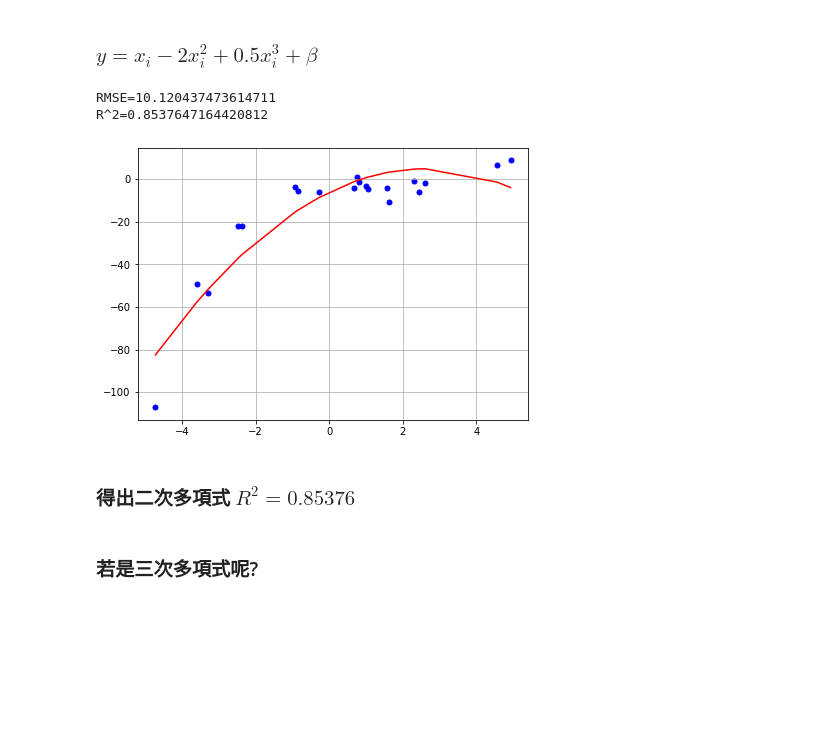
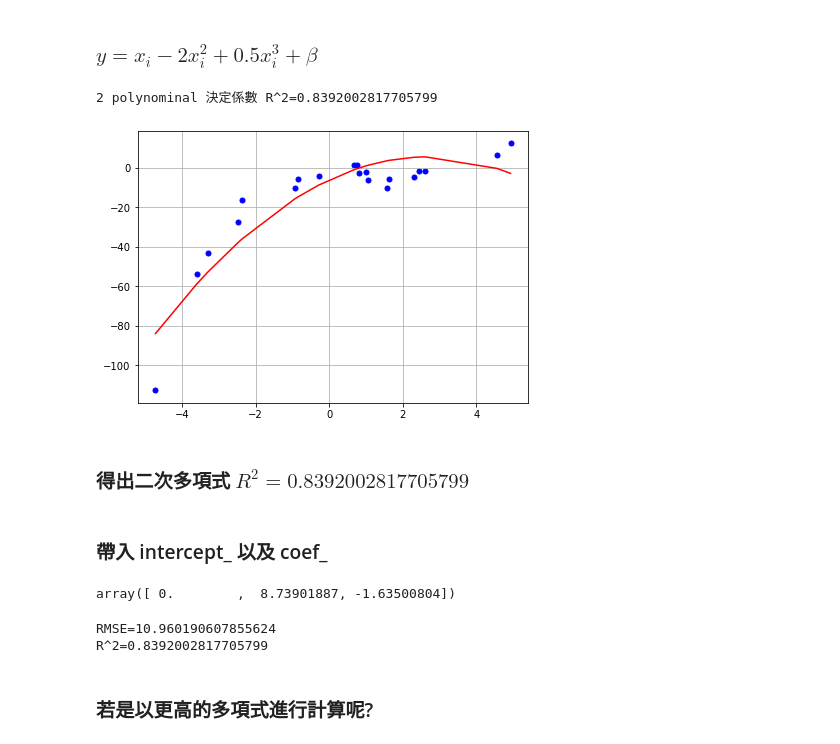
Before and after one commit to th0041/Machine-Learning-Code, a Jupyter notebook: Regression迴歸模型_2.ipynb, the cells around one changed output. Drawn from its saved outputs; the diff is of its cells as text; code cells hidden in the pictures; blank space fills up the shorter version.

```diff
--- a/Regression迴歸模型_2.ipynb
+++ b/Regression迴歸模型_2.ipynb
@@ -397,42 +325,47 @@ import matplotlib.pyplot as plt
 from sklearn.linear_model import LinearRegression
 from sklearn.metrics import mean_squared_error, r2_score
 from sklearn.preprocessing import PolynomialFeatures
-# %%
-# source: https://towardsdatascience.com/polynomial-regression-bbe8b9d97491
-plt.rcParams['figure.figsize']=[7,5]
-np.random.seed(0)
-x = 2 - 3 * np.random.normal(0, 1, 20)
-y = x - 2 * (x ** 2) + 0.5 * (x ** 3) + np.random.normal(-3, 3, 20)
-
-# transforming the data to include another axis
-x = x[:, np.newaxis]
-#y = y[:, np.newaxis]
-
-polynomial_features = PolynomialFeatures(degree=2)  # 二次多項式
-x_poly = polynomial_features.fit_transform(x)
-
-model = LinearRegression()
-model.fit(x_poly, y)
-y_poly_pred = model.predict(x_poly)
-
-rmse = np.sqrt(mean_squared_error(y, y_poly_pred))
-r2 = r2_score(y, y_poly_pred)
-print(f'RMSE={rmse}')
-print(f'R^2={r2}')
-
-plt.scatter(x, y, s=25, c='b')
-
-# sort the values of x before line plot
-sort_axis = operator.itemgetter(0)
-sorted_zip = sorted(zip(x,y_poly_pred), key=sort_axis)
-x, y_poly_pred = zip(*sorted_zip)
-plt.plot(x, y_poly_pred, color='r')
-plt.grid(True)
-# %% [output]
-RMSE=10.120437473614711
-R^2=0.8537647164420812
-[figure, removed]
+# %%
+# source: https://towardsdatascience.com/polynomial-regression-bbe8b9d97491
+# reference: https://scikit-learn.org/stable/modules/generated/sklearn.preprocessing.PolynomialFeatures.html
+plt.rcParams['figure.figsize']=[7,5]
+np.random.seed(0)
+X = np.sort(2 - 3 * np.random.normal(0, 1, 20))
+y = X - 2 * (X ** 2) + 0.5 * (X ** 3) + np.random.normal(-3, 3, 20)
+
+# transforming the data to include another axis
+X = X[:, np.newaxis]
+#X = x.reshape(len(x),1)
+
+polynomial_features = PolynomialFeatures(degree=2)  # 二次多項式
+X_poly = polynomial_features.fit_transform(X)
+
+model = LinearRegression()
+model.fit(X_poly, y)
+y_poly_pred = model.predict(X_poly)
+plt.scatter(X, y, s=25, c='b')
+plt.plot(X, y_poly_pred, color='r', label='2 polynominal')
+print(f'2 polynominal 決定係數 R^2={r2_score(y, y_poly_pred)}')
+plt.grid(True)
+# %% [output]
+2 polynominal 決定係數 R^2=0.8392002817705799
+[figure, added]
 # %% [markdown]
-### 得出二次多項式 $R^2 = 0.85376$
+### 得出二次多項式 $R^2 = 0.8392002817705799$
+# %% [markdown]
+### 帶入 intercept_ 以及 coef_
+# %%
+model.coef_
+# %% [output]
+array([ 0.        ,  8.73901887, -1.63500804])
+# %%
+# 計算 rmse & r2
+rmse = np.sqrt(mean_squared_error(y, y_poly_pred))
+r2 = r2_score(y, y_poly_pred)
+print(f'RMSE={rmse}')
+print(f'R^2={r2}')
+# %% [output]
+RMSE=10.960190607855624
+R^2=0.8392002817705799
 # %% [markdown]
-### 若是三次多項式呢?
+### 若是以更高的多項式進行計算呢?
```
Also changed, not shown: parts of 61 cells of this notebook.
